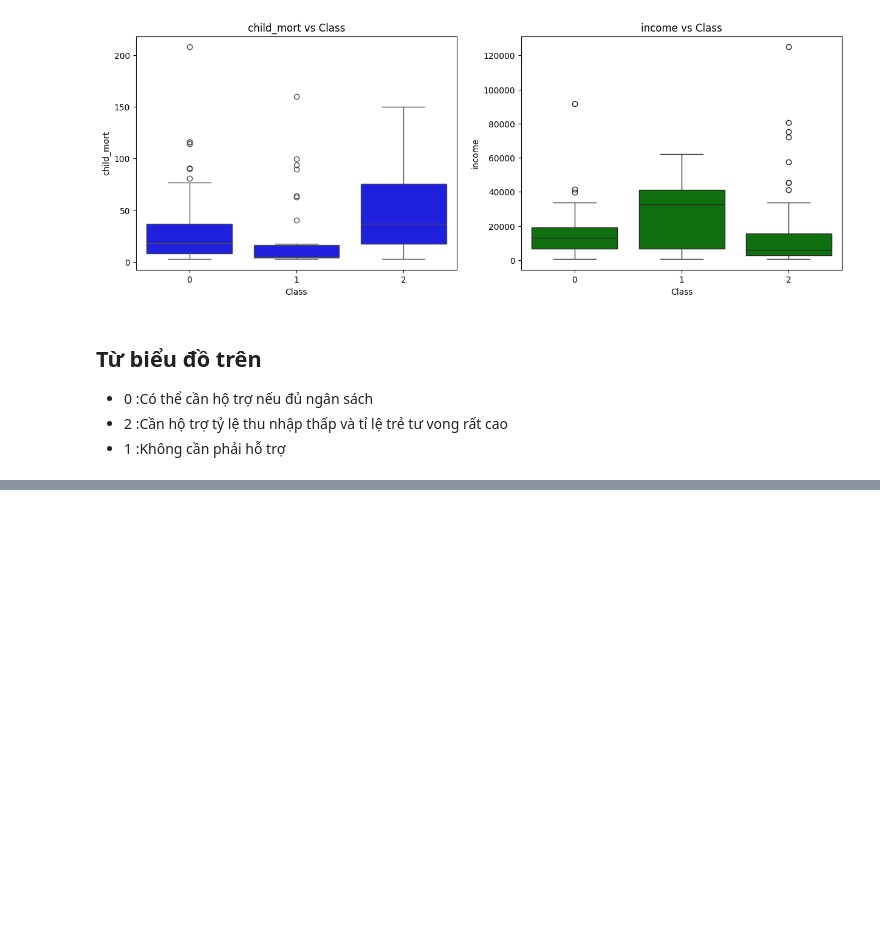
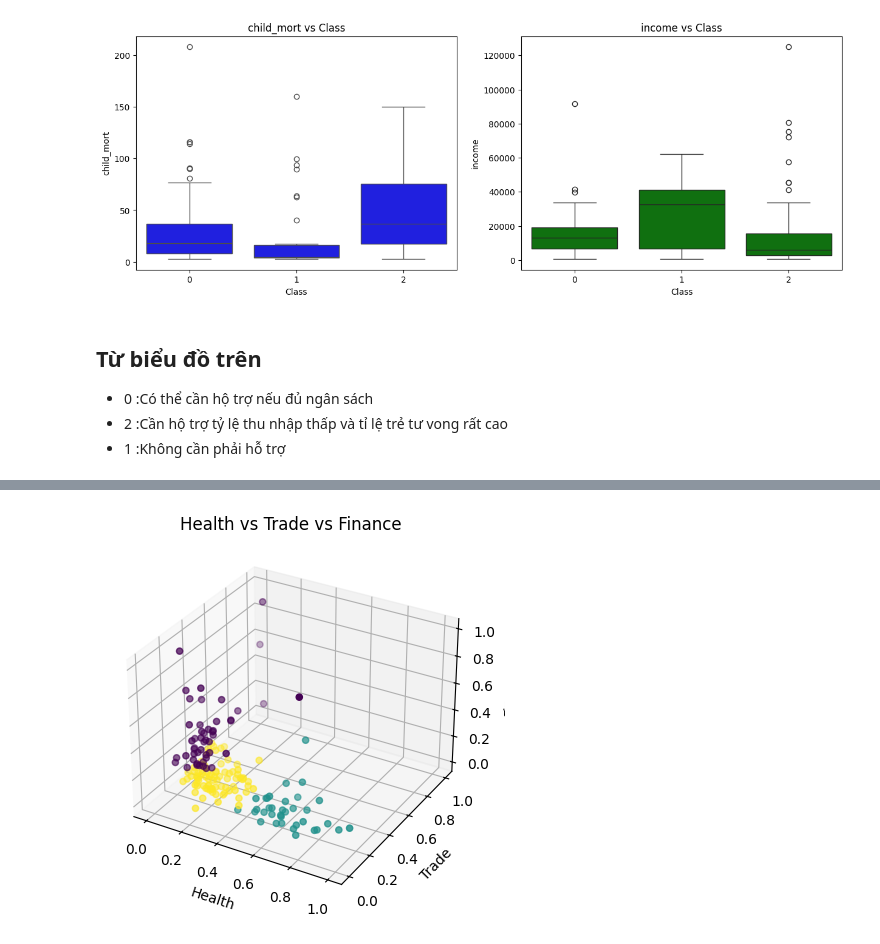
Before and after one commit to tuananhhhbuiiduyudu/Country_Clustering_Project_CNS, a Jupyter notebook: notebooks/EDA&Model.ipynb, the cells around one changed output, grey strips where cells are left out. Saved outputs shown, nothing was run; the diff lists cells and outputs as text; code cells hidden in the pictures; blank space fills up the shorter version.

Commit message:
done eda vs model

```diff
--- a/notebooks/EDA&Model.ipynb
+++ b/notebooks/EDA&Model.ipynb
@@ -324,6 +324,7 @@ model.fit(x1)
 cluster = model.cluster_centers_
 centroids = np.array(cluster)
 print(centroids)
+labels = model.labels_
 df['Class'] = labels
 df1['Class'] = labels
 
@@ -468,0 +513,14 @@ Name: count, dtype: int64
+# %%
+fig = plt.figure()
+ax = fig.add_subplot(111, projection="3d")
+x = np.array(df1['Health'])
+y = np.array(df1['Trade'])
+z = np.array(df1['Finance'])
+ax.scatter(x,y,z,c = df1['Class'])
+plt.title('Health vs Trade vs Finance')
+ax.set_xlabel('Health')
+ax.set_ylabel('Trade')
+ax.set_zlabel('Finance')
+plt.show()
+# %% [output]
+[figure, added]
```
Also changed, not shown: parts of 25 cells of this notebook, 2 other files.
